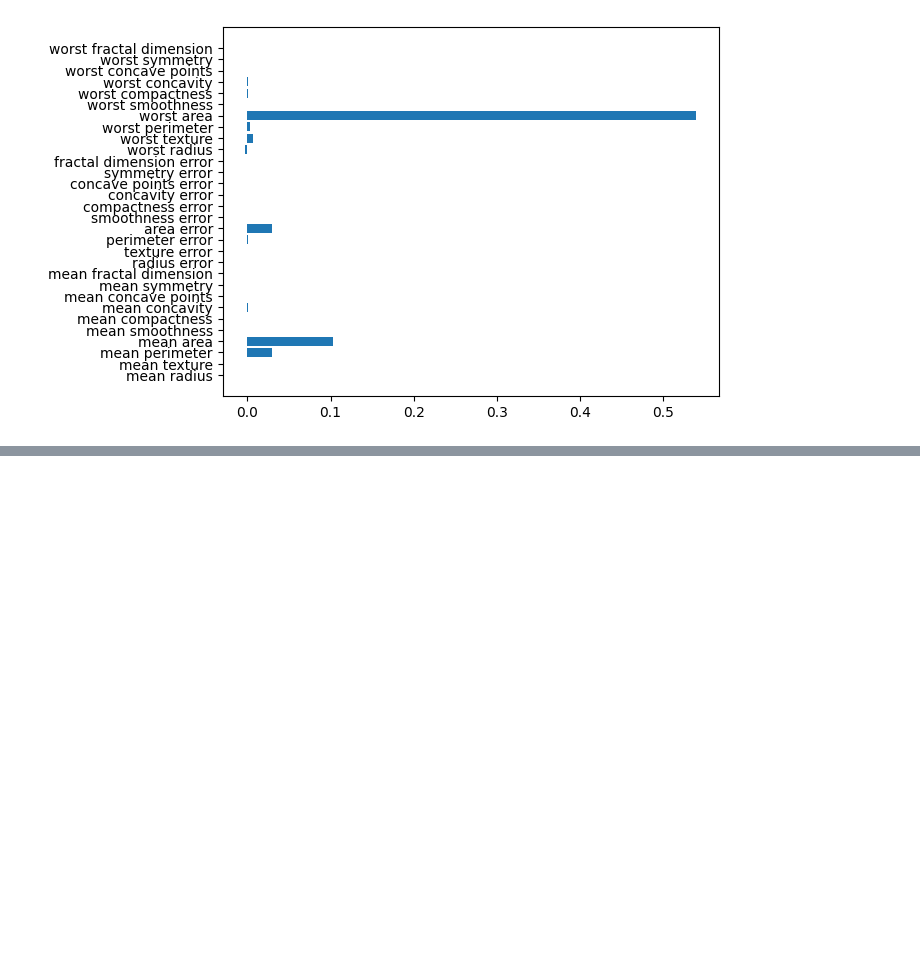
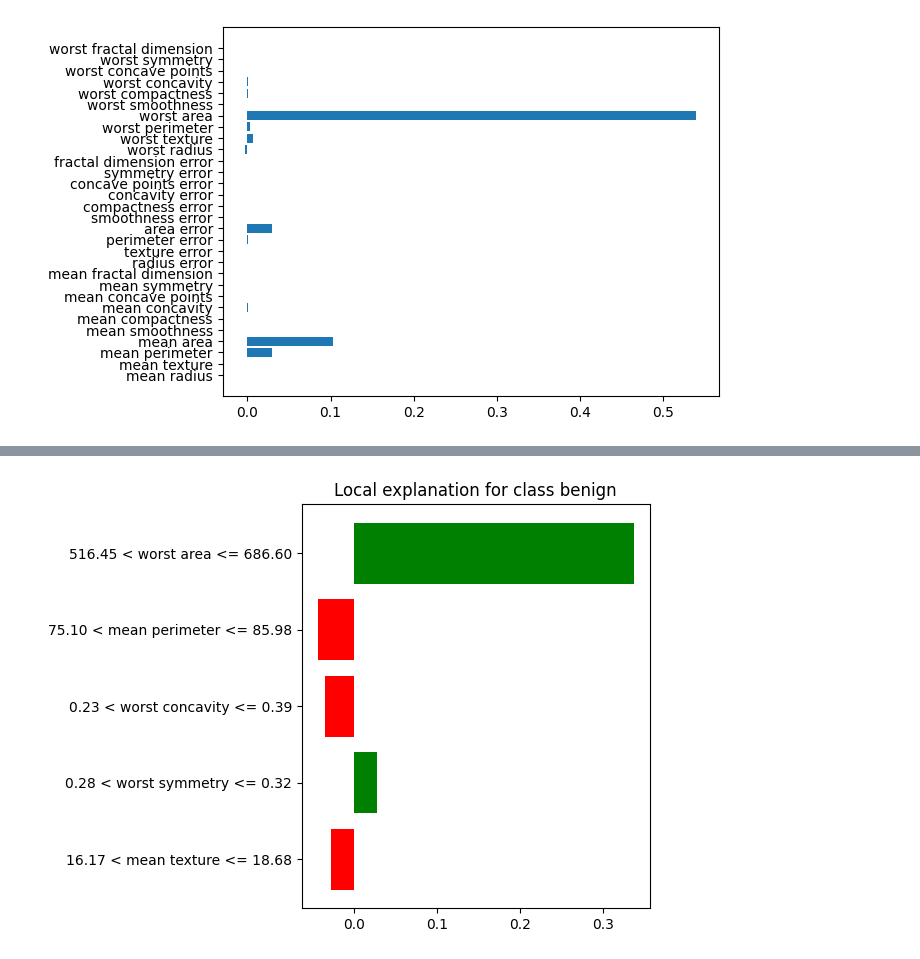
Before and after one commit to lishav123/MLS-track-notes-, a Jupyter notebook: Explainable_AI_in_Python.ipynb, the cells around one changed output, grey strips where cells are left out. Saved outputs shown, nothing was run; the diff lists cells and outputs as text; code cells hidden in the pictures; blank space fills up the shorter version.

```diff
--- a/Explainable_AI_in_Python.ipynb
+++ b/Explainable_AI_in_Python.ipynb
@@ -134,0 +187,59 @@ plt.show()
+# %%
+!pip install lime
+
+import numpy as np
+from sklearn.datasets import load_breast_cancer
+from sklearn.model_selection import train_test_split
+from sklearn.neural_network import MLPClassifier
+import lime
+import lime.lime_tabular
+import matplotlib.pyplot as plt
+
+# 1. Create a sample dataset (using load_breast_cancer as a real dataset)
+data = load_breast_cancer()
+X, y = data.data, data.target
+feature_names = data.feature_names
+class_names = data.target_names
+
+X_train, X_test, y_train, y_test = train_test_split(X, y, test_size=0.2, random_state=42)
+
+print(f"Dataset created with {X.shape[0]} samples and {X.shape[1]} features.")
+print(f"Training data shape: {X_train.shape}")
+print(f"Test data shape: {X_test.shape}")
+
+# 2. Train a Neural Network (MLPClassifier)
+model_nn = MLPClassifier(hidden_layer_sizes=(100, 50), max_iter=500, random_state=42)
+model_nn.fit(X_train, y_train)
+
+accuracy = model_nn.score(X_test, y_test)
+print(f"Neural Network Model Accuracy: {accuracy * 100:.2f}%")
+
+# 3. Explain with LIME
+# Create a LIME explainer object
+explainer_lime = lime.lime_tabular.LimeTabularExplainer(
+    training_data=X_train,
+    feature_names=feature_names,
+    class_names=class_names,
+    mode='classification'
+)
+
+# Select an instance to explain (e.g., the first instance from the test set)
+instance_to_explain_idx = 0
+instance_to_explain = X_test[instance_to_explain_idx]
+
+# Get the LIME explanation for the selected instance
+# num_features specifies how many features to include in the explanation
+explanation = explainer_lime.explain_instance(
+    data_row=instance_to_explain,
+    predict_fn=model_nn.predict_proba,
+    num_features=5
+)
+
+print(f"\nLIME Explanation for instance {instance_to_explain_idx} (True class: {class_names[y_test[instance_to_explain_idx]]}):")
+
+# Display the explanation in a Matplotlib figure
+# This creates a plot similar to show_in_notebook but allows more control
+fig = explanation.as_pyplot_figure()
+fig.tight_layout()
+plt.show()
+# %% [output]
@@ -134,0 +263 @@ plt.show()
+[figure, added]
```
Also changed, not shown: parts of 6 cells of this notebook.
